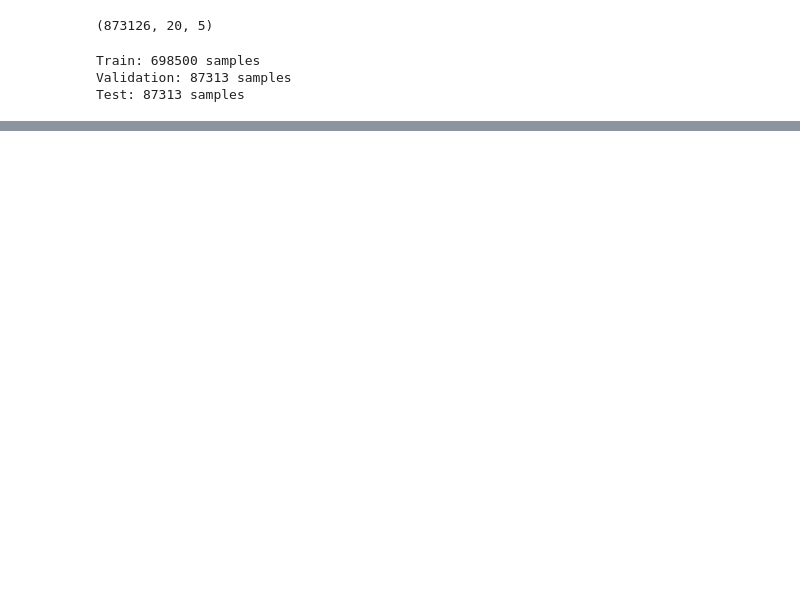
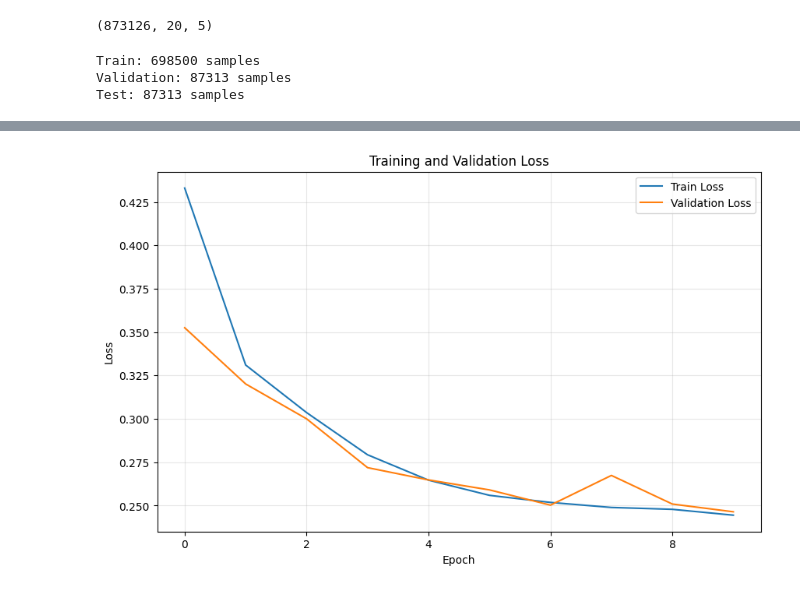
Before and after one commit to AlexeiM2004/HEP_Sigmoids, a Jupyter notebook: JetConstituentTransformer_public.ipynb, the cells around one changed output, grey strips where cells are left out. Saved outputs shown, nothing was run; the diff lists cells and outputs as text; code cells hidden in the pictures; blank space fills up the shorter version.

```diff
--- a/JetConstituentTransformer_public.ipynb
+++ b/JetConstituentTransformer_public.ipynb
@@ -142,5 +156,5 @@ class JetTransformer(nn.Module):
 # %%
-model = JetTransformer(input_dim=5, nhead=4, num_layers=2)
+model = JetTransformer(input_dim=5, nhead=2, num_layers=1)
 model = model.to(device)
 # %%
 
@@ -157,6 +171,6 @@ val_loader = DataLoader(val_dataset, batch_size=batch_size, shuffle=False)
 test_loader = DataLoader(test_dataset, batch_size=batch_size, shuffle=False)
 # %%
 # Define optimiser and loss function
-optimizer = torch.optim.Adam(model.parameters(), lr=0.001)
-criterion = nn.BCELoss()
+optimizer = torch.optim.Adam(model.parameters(), lr=0.05)
+criterion = nn.BCEWithLogitsLoss()
 # %%
@@ -239,3 +248,18 @@ Y_pred = torch.round(pred).detach().cpu().numpy()
 
 from sklearn.metrics import roc_auc_score
 print(roc_auc_score(Y_test.reshape(-1,1),Y_pred))
+# %%
+import matplotlib.pyplot as plt
+
+plt.figure(figsize=(10, 6))
+plt.plot(train_losses, label='Train Loss')
+plt.plot(val_losses, label='Validation Loss')
+plt.xlabel('Epoch')
+plt.ylabel('Loss')
+plt.annotate("")
+plt.title('Training and Validation Loss')
+plt.legend()
+plt.grid(True, alpha=0.3)
+plt.show()
+# %% [output]
+[figure, added]
```
Also changed, not shown: parts of 7 cells of this notebook.
